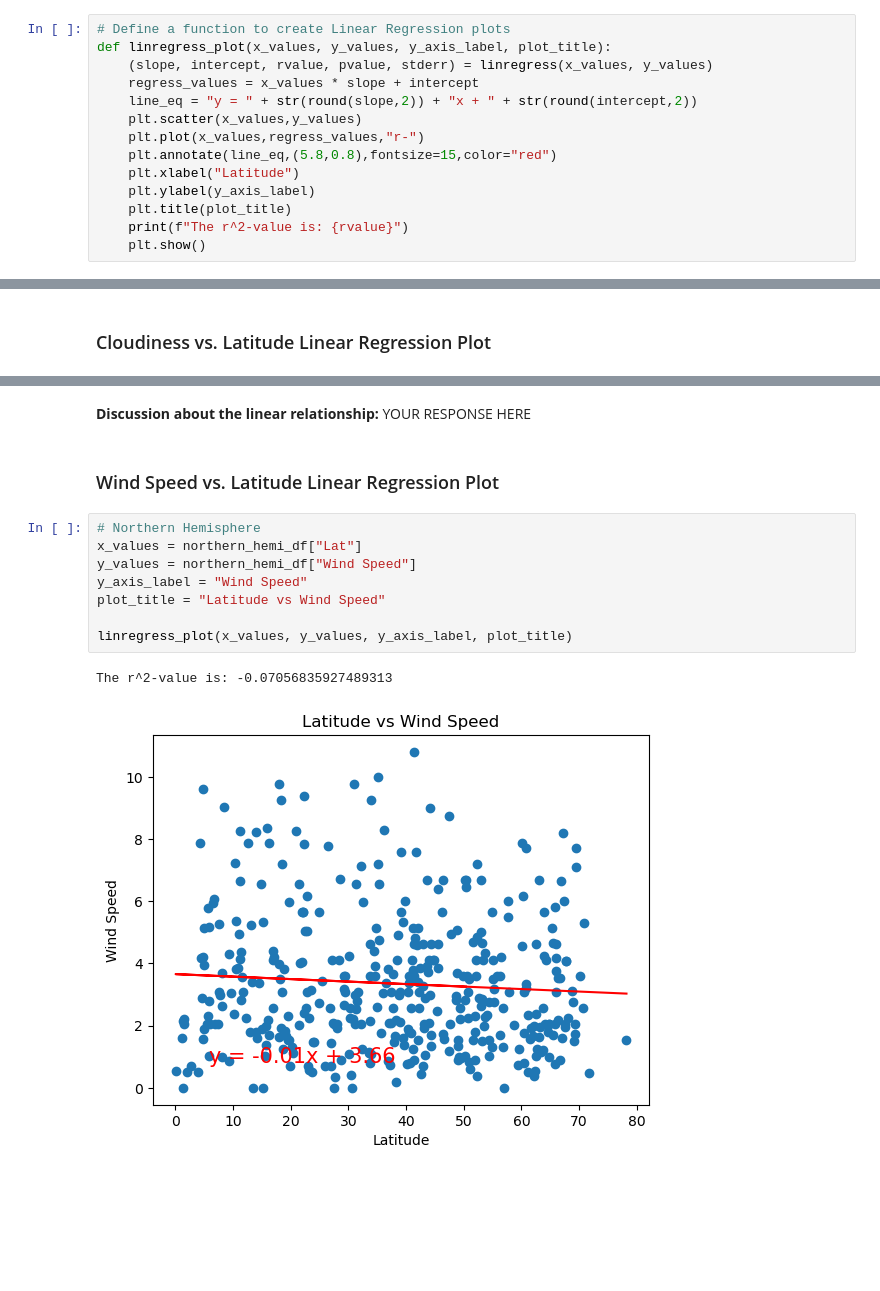
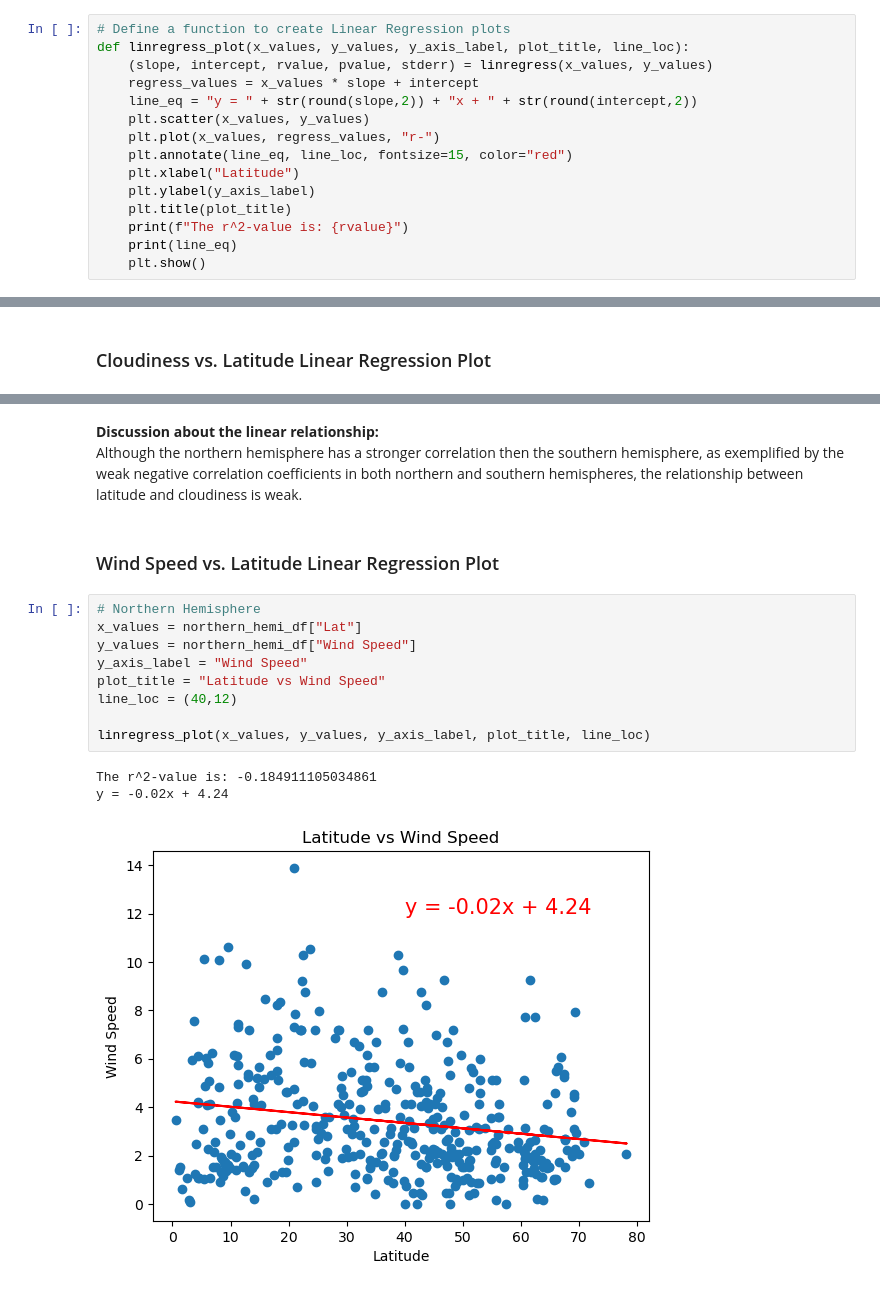
Before and after one commit to AaronCMC/python-api-challenge, a Jupyter notebook: WeatherPy/WeatherPy.ipynb, the cells around one changed output, grey strips where cells are left out. Drawn from its saved outputs; the diff is of its cells as text; blank space fills up the shorter version.

```diff
--- a/WeatherPy/WeatherPy.ipynb
+++ b/WeatherPy/WeatherPy.ipynb
@@ -318,17 +274,18 @@ plt.show()
 ## Requirement 2: Compute Linear Regression for Each Relationship
 # %%
 # Define a function to create Linear Regression plots
-def linregress_plot(x_values, y_values, y_axis_label, plot_title):
+def linregress_plot(x_values, y_values, y_axis_label, plot_title, line_loc):
     (slope, intercept, rvalue, pvalue, stderr) = linregress(x_values, y_values)
     regress_values = x_values * slope + intercept
     line_eq = "y = " + str(round(slope,2)) + "x + " + str(round(intercept,2))
-    plt.scatter(x_values,y_values)
-    plt.plot(x_values,regress_values,"r-")
-    plt.annotate(line_eq,(5.8,0.8),fontsize=15,color="red")
+    plt.scatter(x_values, y_values)
+    plt.plot(x_values, regress_values, "r-")
+    plt.annotate(line_eq, line_loc, fontsize=15, color="red")
     plt.xlabel("Latitude")
     plt.ylabel(y_axis_label)
     plt.title(plot_title)
     print(f"The r^2-value is: {rvalue}")
+    print(line_eq)
     plt.show()
 # %%
 # Create a DataFrame with the Northern Hemisphere data (Latitude >= 0)
@@ -437,18 +409,21 @@ The r^2-value is: -0.019551483848531226
-# %% [markdown]
-**Discussion about the linear relationship:** YOUR RESPONSE HERE
+# %% [markdown]
+**Discussion about the linear relationship:**
+Although the northern hemisphere has a stronger correlation then the southern hemisphere, as exemplified by the weak negative correlation coefficients in both northern and southern hemispheres, the relationship between latitude and cloudiness is weak.
 # %% [markdown]
 ### Wind Speed vs. Latitude Linear Regression Plot
 # %%
 # Northern Hemisphere
 x_values = northern_hemi_df["Lat"]
 y_values = northern_hemi_df["Wind Speed"]
 y_axis_label = "Wind Speed"
 plot_title = "Latitude vs Wind Speed"
+line_loc = (40,12)
 
-linregress_plot(x_values, y_values, y_axis_label, plot_title)
+linregress_plot(x_values, y_values, y_axis_label, plot_title, line_loc)
 # %% [output]
-The r^2-value is: -0.07056835927489313
+The r^2-value is: -0.184911105034861
+y = -0.02x + 4.24
-[figure, old version]
+[figure, new version]
 # %%
 # Southern Hemisphere
 x_values = southern_hemi_df["Lat"]
```
Also changed, not shown: parts of 26 cells of this notebook, 7 other files.
